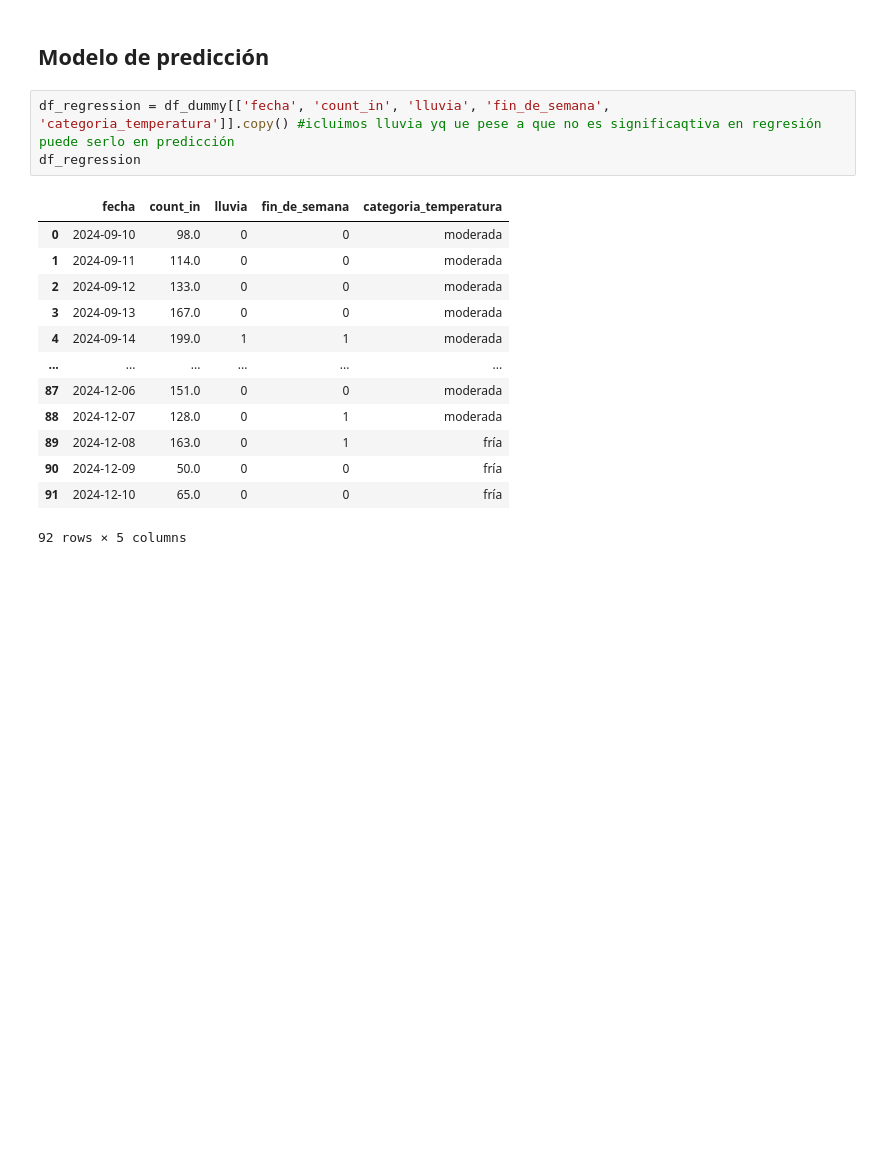
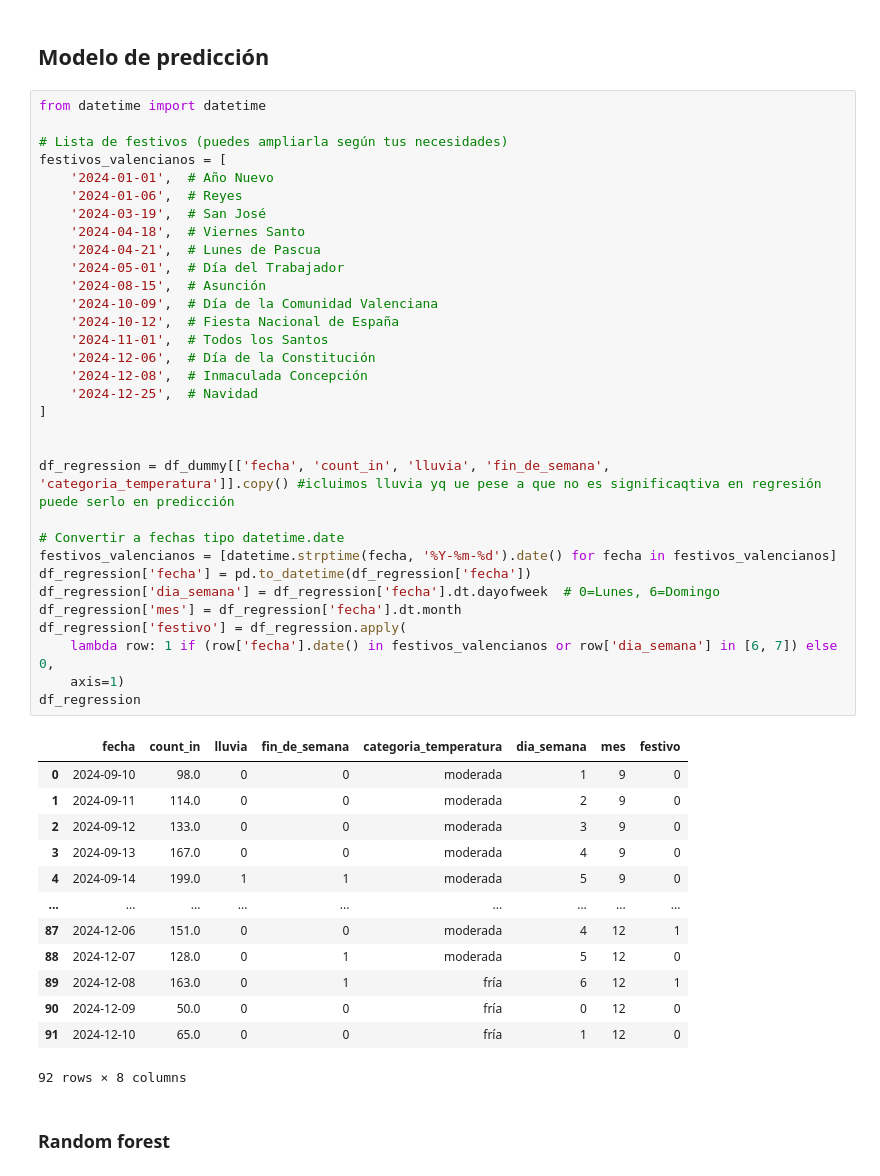
Before and after one commit to hugoloopez/NaturalParkOcuppancy, a Jupyter notebook: obtencion_tratamiento_datos.ipynb, the cells around one changed output. Saved outputs shown, nothing was run; the diff lists cells and outputs as text; blank space fills up the shorter version.

```diff
--- a/obtencion_tratamiento_datos.ipynb
+++ b/obtencion_tratamiento_datos.ipynb
@@ -687,21 +734,52 @@ Media fin de semana: 165.92307692307693
 # %% [markdown]
 ## Modelo de predicción
-# %%
-df_regression = df_dummy[['fecha', 'count_in', 'lluvia', 'fin_de_semana', 'categoria_temperatura']].copy() #icluimos lluvia yq ue pese a que no es significaqtiva en regresión puede serlo en predicción
-df_regression
-# %% [output]
-|  | fecha | count_in | lluvia | fin_de_semana | categoria_temperatura |
-| 0 | 2024-09-10 | 98.0 | 0 | 0 | moderada |
-| 1 | 2024-09-11 | 114.0 | 0 | 0 | moderada |
-| 2 | 2024-09-12 | 133.0 | 0 | 0 | moderada |
-| 3 | 2024-09-13 | 167.0 | 0 | 0 | moderada |
-| 4 | 2024-09-14 | 199.0 | 1 | 1 | moderada |
-| ... | ... | ... | ... | ... | ... |
-| 87 | 2024-12-06 | 151.0 | 0 | 0 | moderada |
-| 88 | 2024-12-07 | 128.0 | 0 | 1 | moderada |
-| 89 | 2024-12-08 | 163.0 | 0 | 1 | fría |
-| 90 | 2024-12-09 | 50.0 | 0 | 0 | fría |
-| 91 | 2024-12-10 | 65.0 | 0 | 0 | fría |
-92 rows × 5 columns
+# %%
+from datetime import datetime
+
+# Lista de festivos (puedes ampliarla según tus necesidades)
+festivos_valencianos = [
+    '2024-01-01',  # Año Nuevo
+    '2024-01-06',  # Reyes
+    '2024-03-19',  # San José
+    '2024-04-18',  # Viernes Santo
+    '2024-04-21',  # Lunes de Pascua
+    '2024-05-01',  # Día del Trabajador
+    '2024-08-15',  # Asunción
+    '2024-10-09',  # Día de la Comunidad Valenciana
+    '2024-10-12',  # Fiesta Nacional de España
+    '2024-11-01',  # Todos los Santos
+    '2024-12-06',  # Día de la Constitución
+    '2024-12-08',  # Inmaculada Concepción
+    '2024-12-25',  # Navidad
+]
+
+
+df_regression = df_dummy[['fecha', 'count_in', 'lluvia', 'fin_de_semana', 'categoria_temperatura']].copy() #icluimos lluvia yq ue pese a que no es significaqtiva en regresión puede serlo en predicción
+
+# Convertir a fechas tipo datetime.date
+festivos_valencianos = [datetime.strptime(fecha, '%Y-%m-%d').date() for fecha in festivos_valencianos]
+df_regression['fecha'] = pd.to_datetime(df_regression['fecha'])
+df_regression['dia_semana'] = df_regression['fecha'].dt.dayofweek  # 0=Lunes, 6=Domingo
+df_regression['mes'] = df_regression['fecha'].dt.month
+df_regression['festivo'] = df_regression.apply(
+    lambda row: 1 if (row['fecha'].date() in festivos_valencianos or row['dia_semana'] in [6, 7]) else 0,
+    axis=1)
+df_regression
+# %% [output]
+|  | fecha | count_in | lluvia | fin_de_semana | categoria_temperatura | dia_semana | mes | festivo |
+| 0 | 2024-09-10 | 98.0 | 0 | 0 | moderada | 1 | 9 | 0 |
+| 1 | 2024-09-11 | 114.0 | 0 | 0 | moderada | 2 | 9 | 0 |
+| 2 | 2024-09-12 | 133.0 | 0 | 0 | moderada | 3 | 9 | 0 |
+| 3 | 2024-09-13 | 167.0 | 0 | 0 | moderada | 4 | 9 | 0 |
+| 4 | 2024-09-14 | 199.0 | 1 | 1 | moderada | 5 | 9 | 0 |
+| ... | ... | ... | ... | ... | ... | ... | ... | ... |
+| 87 | 2024-12-06 | 151.0 | 0 | 0 | moderada | 4 | 12 | 1 |
+| 88 | 2024-12-07 | 128.0 | 0 | 1 | moderada | 5 | 12 | 0 |
+| 89 | 2024-12-08 | 163.0 | 0 | 1 | fría | 6 | 12 | 1 |
+| 90 | 2024-12-09 | 50.0 | 0 | 0 | fría | 0 | 12 | 0 |
+| 91 | 2024-12-10 | 65.0 | 0 | 0 | fría | 1 | 12 | 0 |
+92 rows × 8 columns
+# %% [markdown]
+### Random forest
 # %%
 import pandas as pd
```
Also changed, not shown: parts of 22 cells of this notebook.
